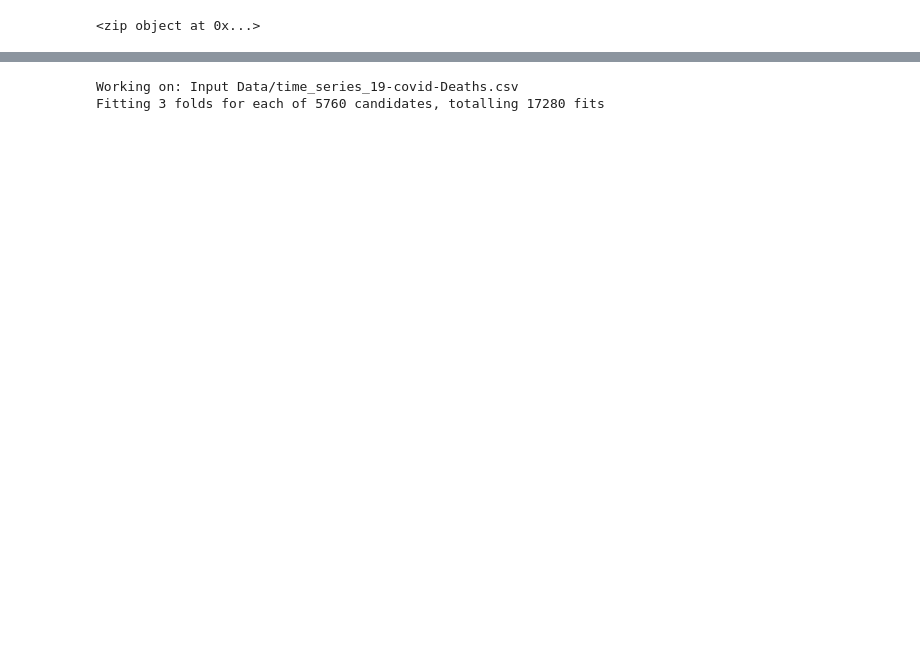
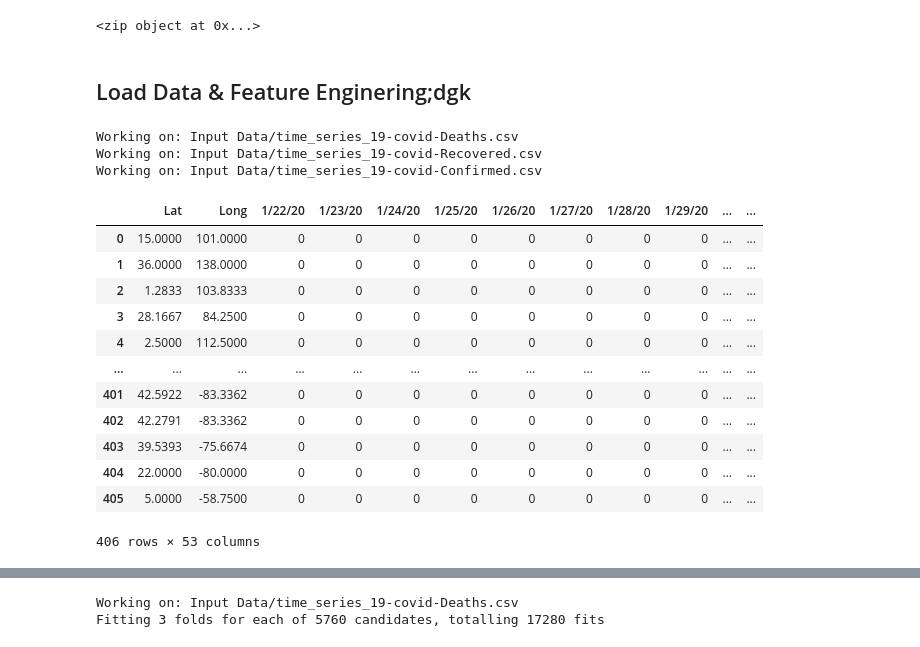
Before and after one commit to hossein601/COVID-19-MLP, a Jupyter notebook: Covid19.ipynb, the cells around one changed output, grey strips where cells are left out. Drawn from its saved outputs; the diff is of its cells as text; code cells hidden in the pictures; blank space fills up the shorter version.

```diff
--- a/Covid19.ipynb
+++ b/Covid19.ipynb
@@ -39,3 +42,58 @@ filenames = [r'time_series_19-covid-Deaths.csv',
 print(zip(descriptor, filenames))
 # %% [output]
 <zip object at 0x...>
+# %% [markdown]
+## Load Data & Feature Enginering;dgk
+# %%
+dfs = []
+DATAs = []
+for descriptor_, fname in zip(descriptor, filenames):
+    print("Working on:",'Input Data/'+ fname)
+    df = pd.read_csv('Input Data/'+ fname)
+    df.drop(columns=["Province/State","Country/Region"], inplace=True)
+    DATA = np.array((0,0,0,0))
+
+
+    for i, j in df.iterrows():
+        # print(i, j)
+        latitude = j['Lat']
+        longitude = j['Long']
+
+        for k,l in j.iteritems():
+            if k=='Lat':
+                continue
+            if k=='Long':
+                continue
+            date = datetime.strptime(k, '%m/%d/%y')
+            day = date - date.strptime("01/22/20", '%m/%d/%y')
+            days = day.days
+            #print(days)
+            temp = np.array([j["Lat"], j['Long'], days, l])
+            #print(temp)
+            DATA = np.vstack((DATA,temp))
+
+    DATA = np.delete(DATA, 0,0)
+    np.random.shuffle(DATA)
+
+    dfs.append(df)
+    DATAs.append(DATA)
+# %% [output]
+Working on: Input Data/time_series_19-covid-Deaths.csv
+Working on: Input Data/time_series_19-covid-Recovered.csv
+Working on: Input Data/time_series_19-covid-Confirmed.csv
+# %%
+dfs[0]
+# %% [output]
+|  | Lat | Long | 1/22/20 | 1/23/20 | 1/24/20 | 1/25/20 | 1/26/20 | 1/27/20 | 1/28/20 | 1/29/20 | ... | ... |
+| 0 | 15.0000 | 101.0000 | 0 | 0 | 0 | 0 | 0 | 0 | 0 | 0 | ... | ... |
+| 1 | 36.0000 | 138.0000 | 0 | 0 | 0 | 0 | 0 | 0 | 0 | 0 | ... | ... |
+| 2 | 1.2833 | 103.8333 | 0 | 0 | 0 | 0 | 0 | 0 | 0 | 0 | ... | ... |
+| 3 | 28.1667 | 84.2500 | 0 | 0 | 0 | 0 | 0 | 0 | 0 | 0 | ... | ... |
+| 4 | 2.5000 | 112.5000 | 0 | 0 | 0 | 0 | 0 | 0 | 0 | 0 | ... | ... |
+| ... | ... | ... | ... | ... | ... | ... | ... | ... | ... | ... | ... | ... |
+| 401 | 42.5922 | -83.3362 | 0 | 0 | 0 | 0 | 0 | 0 | 0 | 0 | ... | ... |
+| 402 | 42.2791 | -83.3362 | 0 | 0 | 0 | 0 | 0 | 0 | 0 | 0 | ... | ... |
+| 403 | 39.5393 | -75.6674 | 0 | 0 | 0 | 0 | 0 | 0 | 0 | 0 | ... | ... |
+| 404 | 22.0000 | -80.0000 | 0 | 0 | 0 | 0 | 0 | 0 | 0 | 0 | ... | ... |
+| 405 | 5.0000 | -58.7500 | 0 | 0 | 0 | 0 | 0 | 0 | 0 | 0 | ... | ... |
+406 rows × 53 columns
```
Also changed, not shown: parts of 10 cells of this notebook.
